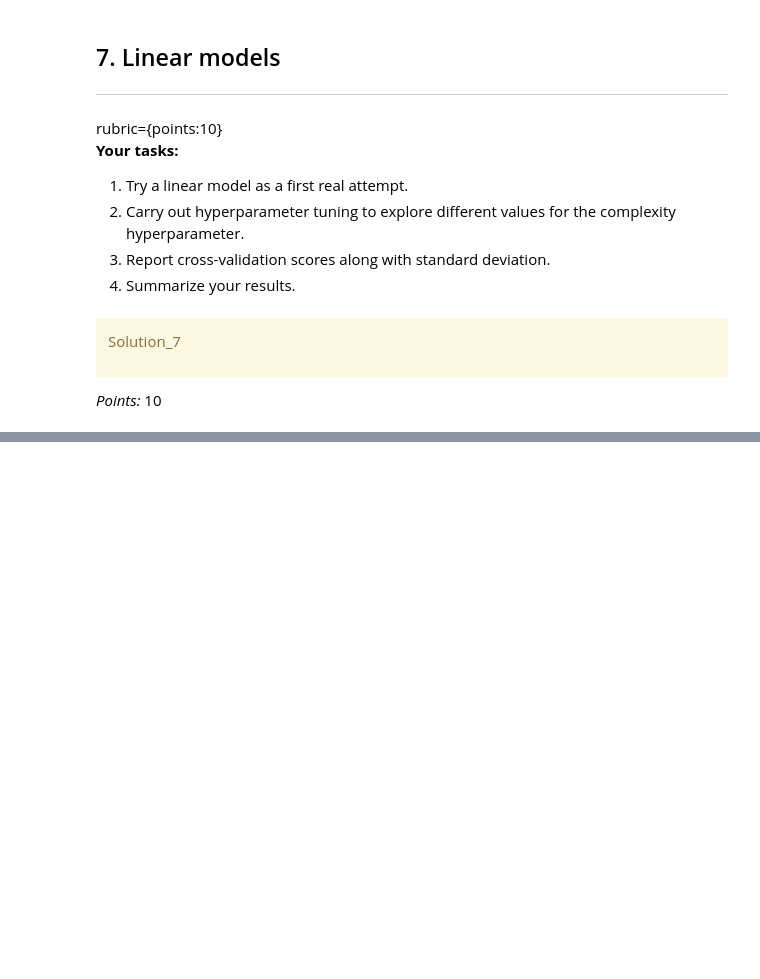
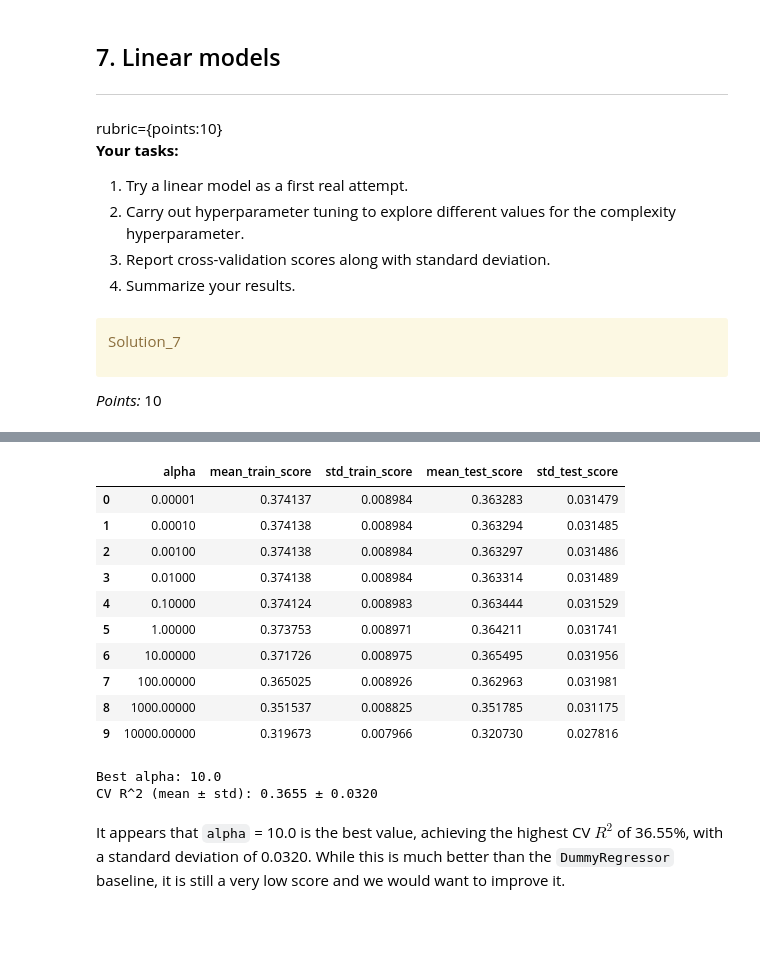
Before and after one commit to vivaanjhaveri/nyc-airbnb-reviews-regression, a Jupyter notebook: hw5.ipynb, the cells around one changed output, grey strips where cells are left out. Cells and saved outputs as stored; diff of their text form; code cells hidden in the pictures; blank space fills up the shorter version.

```diff
--- a/hw5.ipynb
+++ b/hw5.ipynb
@@ -444,3 +620,43 @@ _Type your answer here, replacing this text._
+# %%
+# Summarising CV results with standard deviations
+cv_results = pd.DataFrame({
+    "alpha": search.cv_results_["param_ridge__alpha"],
+    "mean_train_score": search.cv_results_["mean_train_score"],
+    "std_train_score": search.cv_results_["std_train_score"],
+    "mean_test_score": search.cv_results_["mean_test_score"],
+    "std_test_score": search.cv_results_["std_test_score"],
+})
+
+# Sort by alpha
+cv_results.sort_values(by="alpha", inplace=True)
+cv_results
+# %% [output]
+|  | alpha | mean_train_score | std_train_score | mean_test_score | std_test_score |
+| 0 | 0.00001 | 0.374137 | 0.008984 | 0.363283 | 0.031479 |
+| 1 | 0.00010 | 0.374138 | 0.008984 | 0.363294 | 0.031485 |
+| 2 | 0.00100 | 0.374138 | 0.008984 | 0.363297 | 0.031486 |
+| 3 | 0.01000 | 0.374138 | 0.008984 | 0.363314 | 0.031489 |
+| 4 | 0.10000 | 0.374124 | 0.008983 | 0.363444 | 0.031529 |
+| 5 | 1.00000 | 0.373753 | 0.008971 | 0.364211 | 0.031741 |
+| 6 | 10.00000 | 0.371726 | 0.008975 | 0.365495 | 0.031956 |
+| 7 | 100.00000 | 0.365025 | 0.008926 | 0.362963 | 0.031981 |
+| 8 | 1000.00000 | 0.351537 | 0.008825 | 0.351785 | 0.031175 |
+| 9 | 10000.00000 | 0.319673 | 0.007966 | 0.320730 | 0.027816 |
+# %%
+# Identify the best alpha and its score and SD
+best_idx = search.best_index_
+
+best_alpha = search.best_params_["ridge__alpha"]
+best_mean_test_score = search.cv_results_["mean_test_score"][best_idx]
+best_std_test_score = search.cv_results_["std_test_score"][best_idx]
+
+print(f"Best alpha: {best_alpha}")
+print(f"CV R^2 (mean ± std): {best_mean_test_score:.4f} ± {best_std_test_score:.4f}")
+# %% [output]
+Best alpha: 10.0
+CV R^2 (mean ± std): 0.3655 ± 0.0320
+# %% [markdown]
+It appears that `alpha` = 10.0 is the best value, achieving the highest CV $R^2$ of 36.55%, with a standard deviation of 0.0320. While this is much better than the `DummyRegressor` baseline, it is still a very low score and we would want to improve it.
 # %% [markdown]
 <!-- END QUESTION -->
 
```
Also changed, not shown: parts of 30 cells of this notebook, 1 other file.
